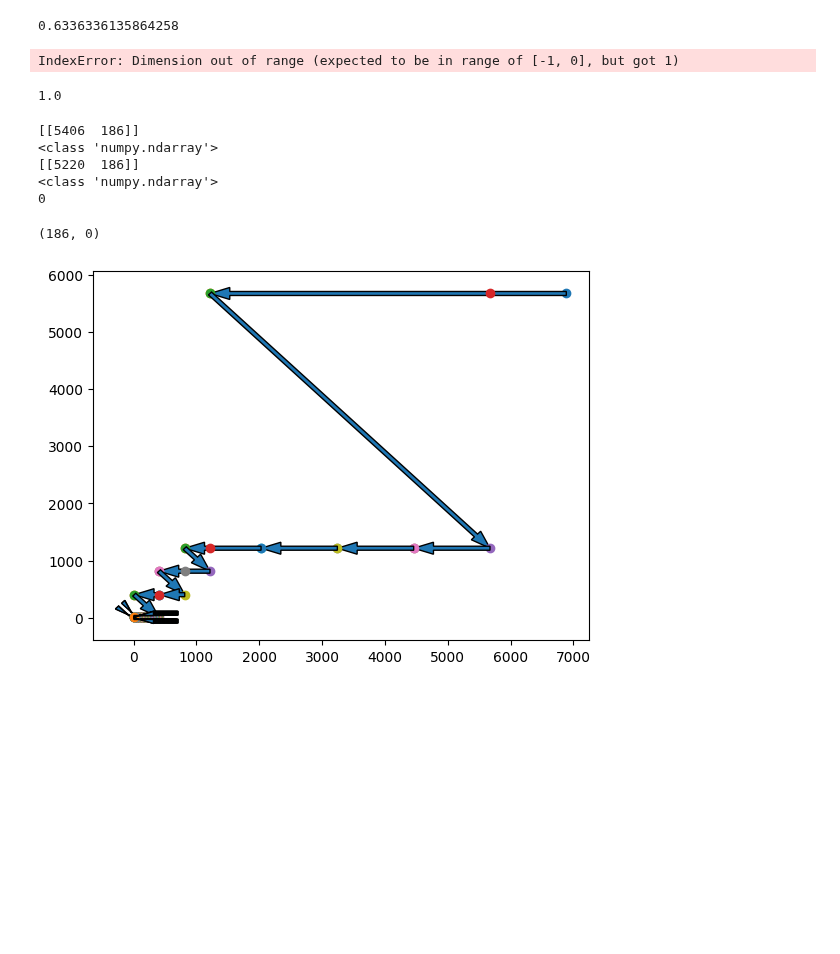
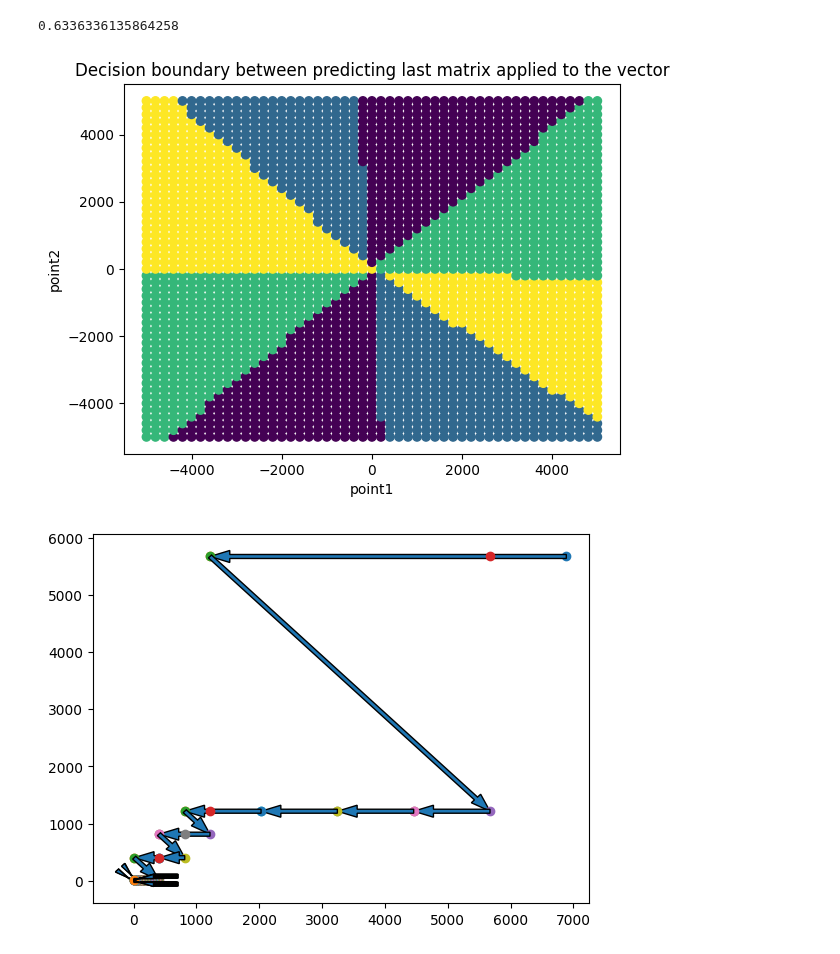
Before and after one commit to MXM-MachineLearning/MXM_AI_Ellenberg, a Jupyter notebook: Euclidean Algorithm/Donald/four_step_euclidean/four-step-NN.ipynb, the cells around one changed output. Saved outputs shown, nothing was run; the diff lists cells and outputs as text; code cells hidden in the pictures; blank space fills up the shorter version.

```diff
--- a/Euclidean Algorithm/Donald/four_step_euclidean/four-step-NN.ipynb
+++ b/Euclidean Algorithm/Donald/four_step_euclidean/four-step-NN.ipynb
@@ -168,27 +160,5 @@ start_array = np.array([0, 1])
-# %%
-test_input = np.random.randint(1, 10000, size=(500, 2))
-test_output_compare = []
-
-for i in test_input:
-    test_output_compare.append([int(i[0] < i[1])])
-
-test_model(trained_model, input_data, desired_output)
-# %% [output]
-IndexError: Dimension out of range (expected to be in range of [-1, 0], but got 1)
 # %%
 # test the neural network with the data points from data.csv
 df = pd.read_csv("data.csv")
 
 df_input = np.random.randint(1, 100, size=(len(df), 2))
-# %%
-for i in range(0, len(df_input)):
-    df_input[i][0] = df['val1'][i]
-    df_input[i][1] = df['val2'][i]
-# %%
-df_classificaitons = []
-for i in range(0, len(df['last_matrix_was_U'])):
-    df_classificaitons.append([1-df["last_matrix_was_U"][i]])
-# %%
-test_model(trained_model, df_input, df_classificaitons)
-# %% [output]
-1.0
@@ -204,20 +165,28 @@ else:
-# %%
-print(test_input)
-print(type(test_input))
-print(next_point)
-print(type(next_point))
-print(predicted_class)
-# %% [output]
-[[5406  186]]
-<class 'numpy.ndarray'>
-[[5220  186]]
-<class 'numpy.ndarray'>
-0
-# %%
-next_point[0][0]-test_input[0][0], next_point[0][1]-test_input[0][1]
-test_input[0][0]-next_point[0][0], test_input[0][1]-next_point[0][1]
-# %% [output]
-(186, 0)
+# %%
+# plot a vizualization of what we would predict for a bunch of ordered pairs
+confidence_df = pd.DataFrame({
+    'x': [],
+    'y': [],
+    'confidence': []
+})
+
+for i in range(-5000, 5001, 200):
+    for j in range(-5000, 5001, 200):
+        demo_test_type = torch.tensor([[i, j]], dtype=torch.float32)
+        confidence = int(torch.argmax(trained_model(demo_test_type)))
+        df2 = pd.DataFrame([[i, j, confidence]], columns=['x', 'y', 'confidence'])
+        confidence_df = pd.concat([confidence_df, df2])
+# %%
+plt.scatter(confidence_df['x'], confidence_df['y'], c=confidence_df['confidence'])
+
+plt.xlabel("point1")
+plt.ylabel("point2")
+
+plt.title("Decision boundary between predicting last matrix applied to the vector")
+
+plt.show()
+# %% [output]
+[figure, added]
 # %%
 # function to plot the first 1000 steps of the Euclidean algorithm on a given point or until we reach the y-axis or x-axis
 def plot_to_y_axis(cur_input):
```
Also changed, not shown: parts of 3 cells of this notebook, 1 other file.
